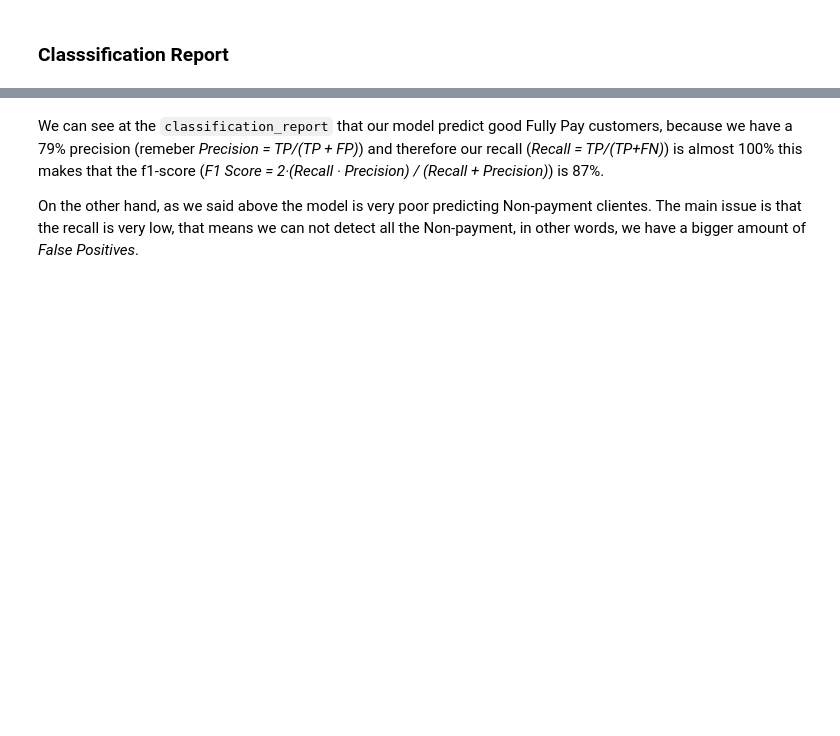
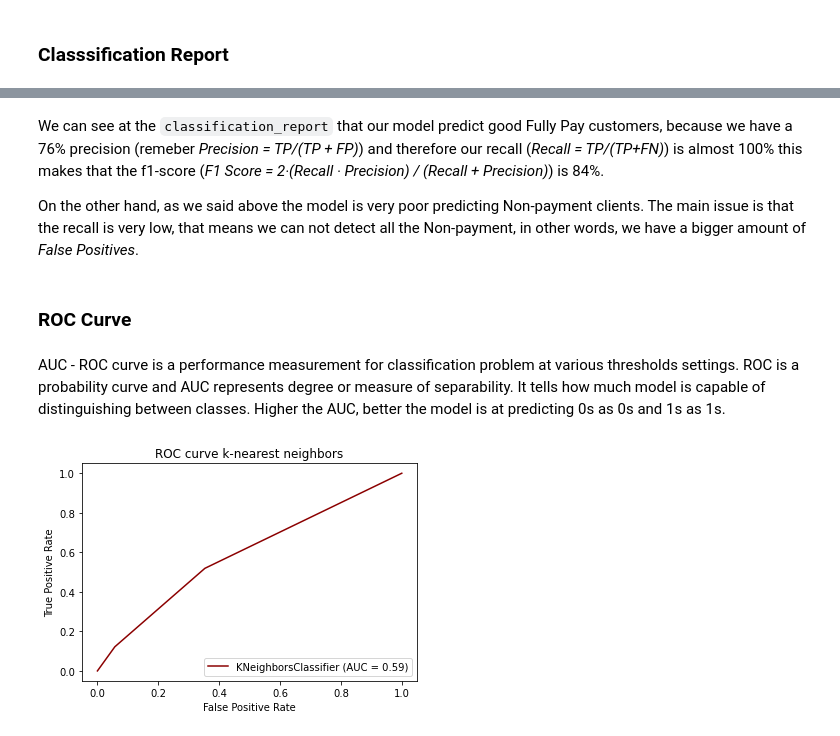
Before and after one commit to jlopezgaldon/lending_club, a Jupyter notebook: notebooks/08_KNN.ipynb, the cells around one changed output, grey strips where cells are left out. Cells and saved outputs as stored; diff of their text form; code cells hidden in the pictures; blank space fills up the shorter version.

```diff
--- a/notebooks/08_KNN.ipynb
+++ b/notebooks/08_KNN.ipynb
@@ -150,4 +173,18 @@ weighted avg       0.70      0.77      0.71     61098
 # %% [markdown]
-We can see at the `classification_report` that our model predict good Fully Pay customers, because we have a 79% precision (remeber *Precision = TP/(TP + FP)*) and therefore our recall (*Recall = TP/(TP+FN)*) is almost 100% this makes that the f1-score (*F1 Score = 2·(Recall · Precision) / (Recall + Precision)*) is 87%.
+We can see at the `classification_report` that our model predict good Fully Pay customers, because we have a 76% precision (remeber *Precision = TP/(TP + FP)*) and therefore our recall (*Recall = TP/(TP+FN)*) is almost 100% this makes that the f1-score (*F1 Score = 2·(Recall · Precision) / (Recall + Precision)*) is 84%.
 
-On the other hand, as we said above the model is very poor predicting Non-payment clientes. The main issue is that the recall is very low, that means we can not detect all the Non-payment, in other words, we have a bigger amount of *False Positives*.
+On the other hand, as we said above the model is very poor predicting Non-payment clients. The main issue is that the recall is very low, that means we can not detect all the Non-payment, in other words, we have a bigger amount of *False Positives*.
+# %% [markdown]
+### ROC Curve
+# %% [markdown]
+AUC - ROC curve is a performance measurement for classification problem at various thresholds settings. ROC is a probability curve and AUC represents degree or measure of separability. It tells how much model is capable of distinguishing between classes. Higher the AUC, better the model is at predicting 0s as 0s and 1s as 1s.
+# %%
+    # Parametrize
+classifier = knnreg
+
+disp = metrics.plot_roc_curve(classifier, X_val, y_val, color='#8B0000')
+
+    # Set title
+disp.ax_.set_title('ROC curve k-nearest neighbors');
+# %% [output]
+[figure, added]
```
Also changed, not shown: parts of 24 cells of this notebook, 1 other file.
